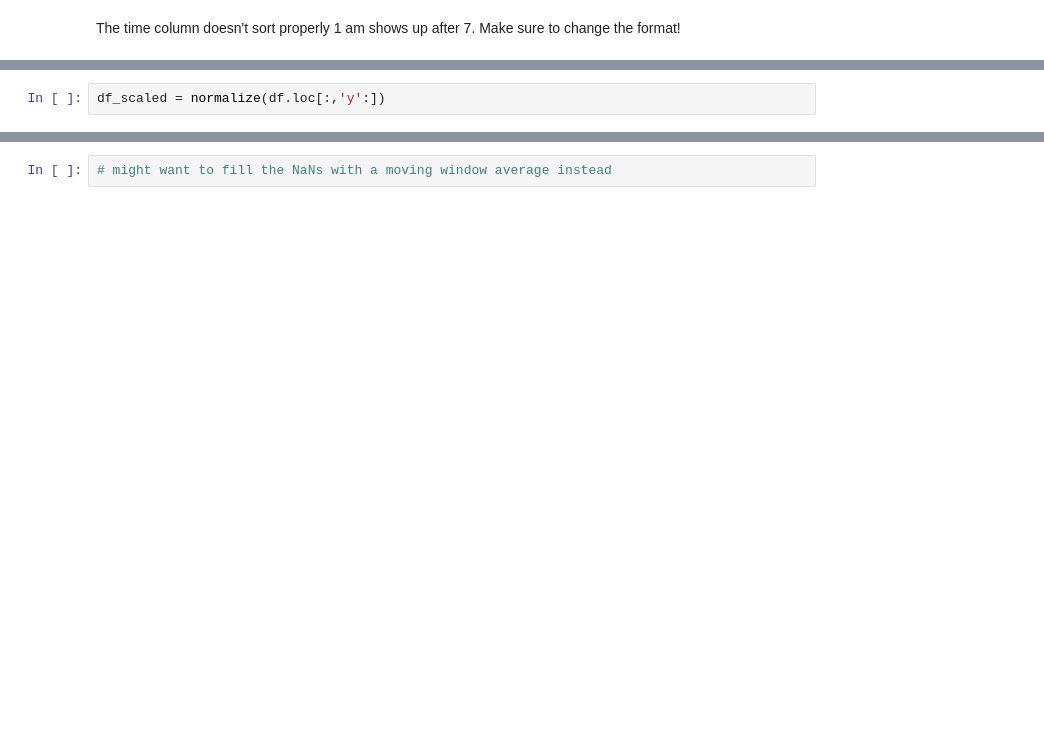
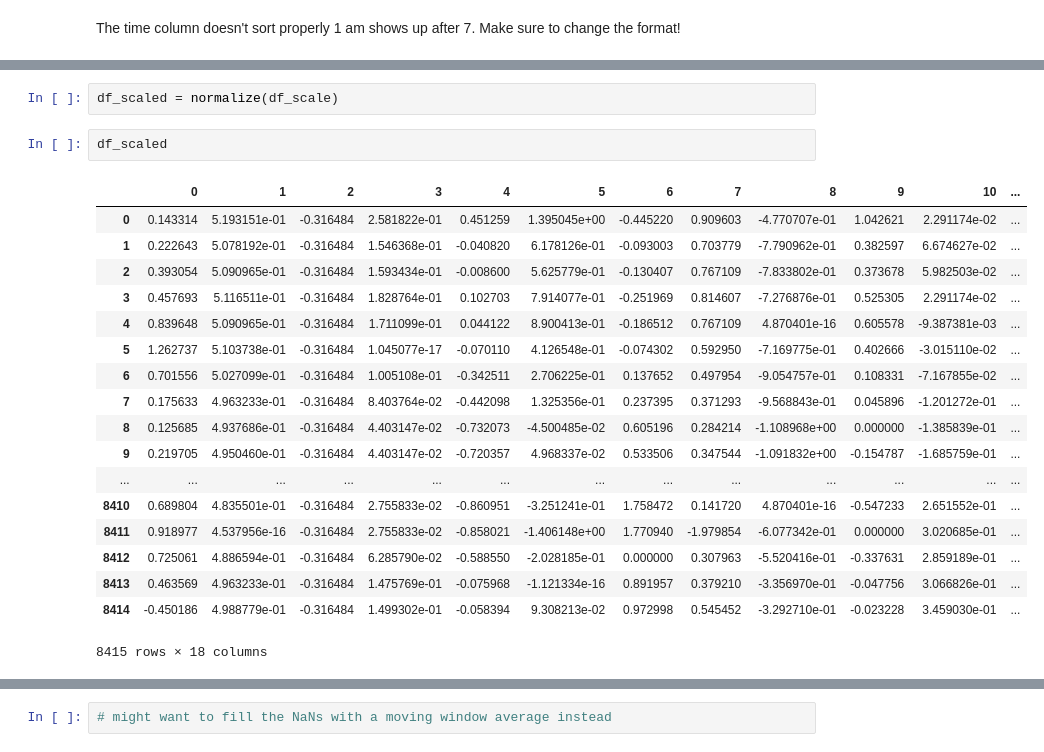
Before and after one commit to prakash-murugesan/CodeChallenge, a Jupyter notebook: CodingChallenge/Machine Learning/MachineLearningChallenge.ipynb, the cells around one changed output, grey strips where cells are left out. Cells and saved outputs as stored; diff of their text form; blank space fills up the shorter version.

```diff
--- a/CodingChallenge/Machine Learning/MachineLearningChallenge.ipynb
+++ b/CodingChallenge/Machine Learning/MachineLearningChallenge.ipynb
@@ -289,2 +354,23 @@ dtype: int64
 # %%
-df_scaled = normalize(df.loc[:,'y':])
+df_scaled = normalize(df_scale)
+# %%
+df_scaled
+# %% [output]
+|  | 0 | 1 | 2 | 3 | 4 | 5 | 6 | 7 | 8 | 9 | 10 | ... |
+| 0 | 0.143314 | 5.193151e-01 | -0.316484 | 2.581822e-01 | 0.451259 | 1.395045e+00 | -0.445220 | 0.909603 | -4.770707e-01 | 1.042621 | 2.291174e-02 | ... |
+| 1 | 0.222643 | 5.078192e-01 | -0.316484 | 1.546368e-01 | -0.040820 | 6.178126e-01 | -0.093003 | 0.703779 | -7.790962e-01 | 0.382597 | 6.674627e-02 | ... |
+| 2 | 0.393054 | 5.090965e-01 | -0.316484 | 1.593434e-01 | -0.008600 | 5.625779e-01 | -0.130407 | 0.767109 | -7.833802e-01 | 0.373678 | 5.982503e-02 | ... |
+| 3 | 0.457693 | 5.116511e-01 | -0.316484 | 1.828764e-01 | 0.102703 | 7.914077e-01 | -0.251969 | 0.814607 | -7.276876e-01 | 0.525305 | 2.291174e-02 | ... |
+| 4 | 0.839648 | 5.090965e-01 | -0.316484 | 1.711099e-01 | 0.044122 | 8.900413e-01 | -0.186512 | 0.767109 | 4.870401e-16 | 0.605578 | -9.387381e-03 | ... |
+| 5 | 1.262737 | 5.103738e-01 | -0.316484 | 1.045077e-17 | -0.070110 | 4.126548e-01 | -0.074302 | 0.592950 | -7.169775e-01 | 0.402666 | -3.015110e-02 | ... |
+| 6 | 0.701556 | 5.027099e-01 | -0.316484 | 1.005108e-01 | -0.342511 | 2.706225e-01 | 0.137652 | 0.497954 | -9.054757e-01 | 0.108331 | -7.167855e-02 | ... |
+| 7 | 0.175633 | 4.963233e-01 | -0.316484 | 8.403764e-02 | -0.442098 | 1.325356e-01 | 0.237395 | 0.371293 | -9.568843e-01 | 0.045896 | -1.201272e-01 | ... |
+| 8 | 0.125685 | 4.937686e-01 | -0.316484 | 4.403147e-02 | -0.732073 | -4.500485e-02 | 0.605196 | 0.284214 | -1.108968e+00 | 0.000000 | -1.385839e-01 | ... |
+| 9 | 0.219705 | 4.950460e-01 | -0.316484 | 4.403147e-02 | -0.720357 | 4.968337e-02 | 0.533506 | 0.347544 | -1.091832e+00 | -0.154787 | -1.685759e-01 | ... |
+| ... | ... | ... | ... | ... | ... | ... | ... | ... | ... | ... | ... | ... |
+| 8410 | 0.689804 | 4.835501e-01 | -0.316484 | 2.755833e-02 | -0.860951 | -3.251241e-01 | 1.758472 | 0.141720 | 4.870401e-16 | -0.547233 | 2.651552e-01 | ... |
+| 8411 | 0.918977 | 4.537956e-16 | -0.316484 | 2.755833e-02 | -0.858021 | -1.406148e+00 | 1.770940 | -1.979854 | -6.077342e-01 | 0.000000 | 3.020685e-01 | ... |
+| 8412 | 0.725061 | 4.886594e-01 | -0.316484 | 6.285790e-02 | -0.588550 | -2.028185e-01 | 0.000000 | 0.307963 | -5.520416e-01 | -0.337631 | 2.859189e-01 | ... |
+| 8413 | 0.463569 | 4.963233e-01 | -0.316484 | 1.475769e-01 | -0.075968 | -1.121334e-16 | 0.891957 | 0.379210 | -3.356970e-01 | -0.047756 | 3.066826e-01 | ... |
+| 8414 | -0.450186 | 4.988779e-01 | -0.316484 | 1.499302e-01 | -0.058394 | 9.308213e-02 | 0.972998 | 0.545452 | -3.292710e-01 | -0.023228 | 3.459030e-01 | ... |
+8415 rows × 18 columns
```
Also changed, not shown: parts of 38 cells of this notebook, 1 other file.
